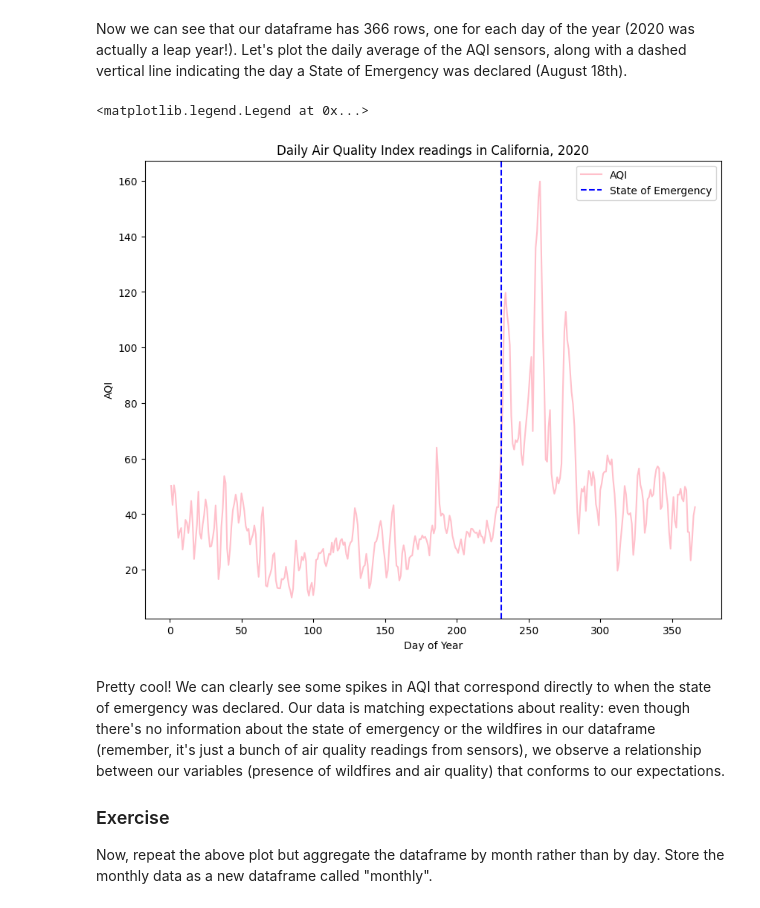
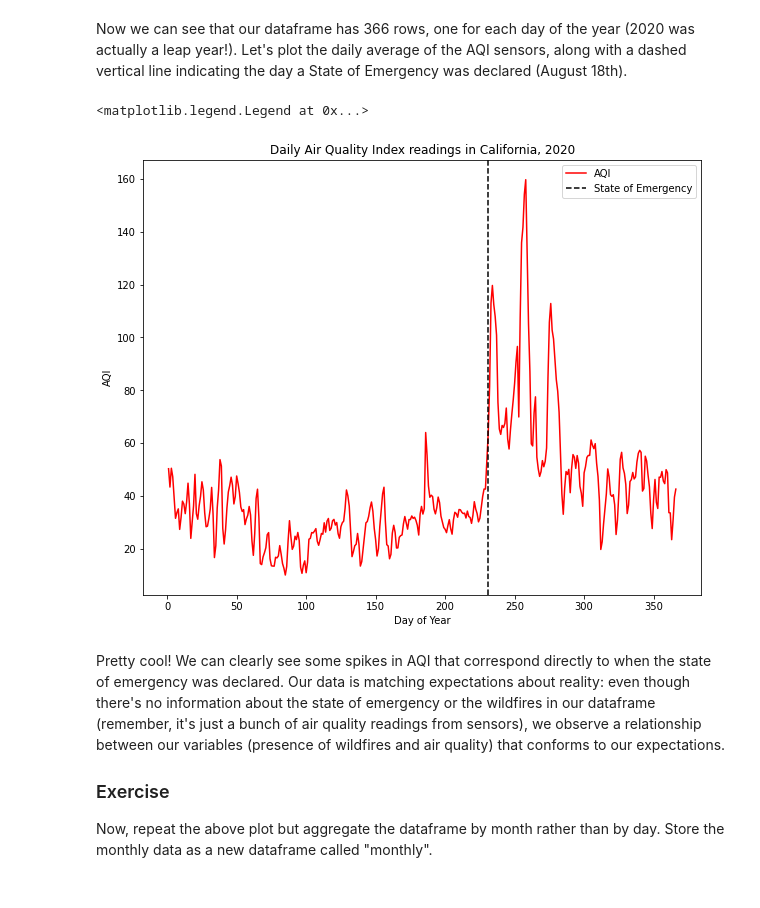
Before and after one commit to palomalomaz/QMtutu, a Jupyter notebook: notebooks/W03. Spatial Data.ipynb, the cells around one changed output. Cells and saved outputs as stored; diff of their text form; code cells hidden in the pictures.

```diff
--- a/notebooks/W03. Spatial Data.ipynb
+++ b/notebooks/W03. Spatial Data.ipynb
@@ -159,19 +159,19 @@ dtype: float64
 Now we can see that our dataframe has 366 rows, one for each day of the year (2020 was actually a leap year!). Let's plot the daily average of the AQI sensors, along with a dashed vertical line indicating the day a State of Emergency was declared (August 18th).
 # %%
 # plot the daily data
-daily.plot(color='pink')
+daily.plot(color='red')
 
 #add title and axis labels
 plt.title('Daily Air Quality Index readings in California, 2020')
 plt.ylabel('AQI')
 plt.xlabel('Day of Year')
 
 # add a dashed black line on August 18th (the 231st day of the year)
-plt.axvline(231, color='blue', linestyle='--', label='State of Emergency')
+plt.axvline(231, color='black', linestyle='--', label='State of Emergency')
 plt.legend()
 # %% [output]
 <matplotlib.legend.Legend at 0x...>
-[figure, old version]
+[figure, new version]
 # %% [markdown]
 Pretty cool! We can clearly see some spikes in AQI that correspond directly to when the state of emergency was declared. Our data is matching expectations about reality: even though there's no information about the state of emergency or the wildfires in our dataframe (remember, it's just a bunch of air quality readings from sensors), we observe a relationship between our variables (presence of wildfires and air quality) that conforms to our expectations.
 
```
Also changed, not shown: parts of 12 cells of this notebook.
